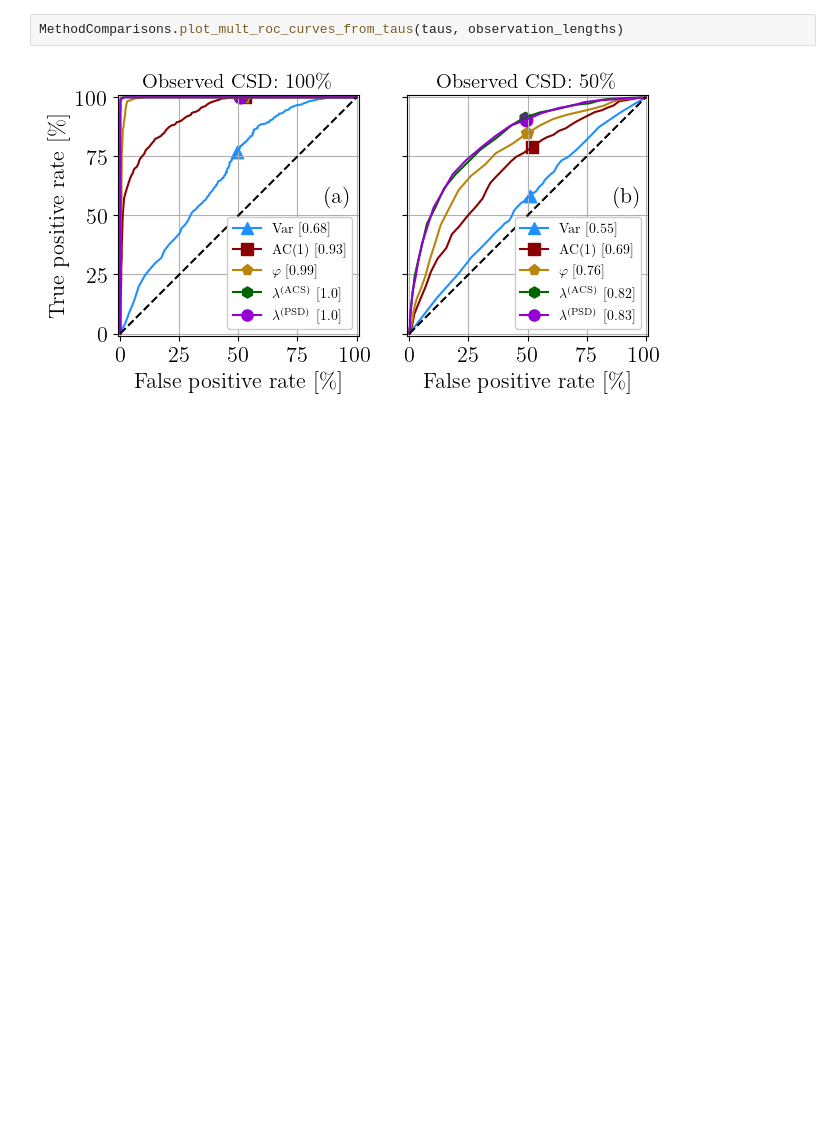
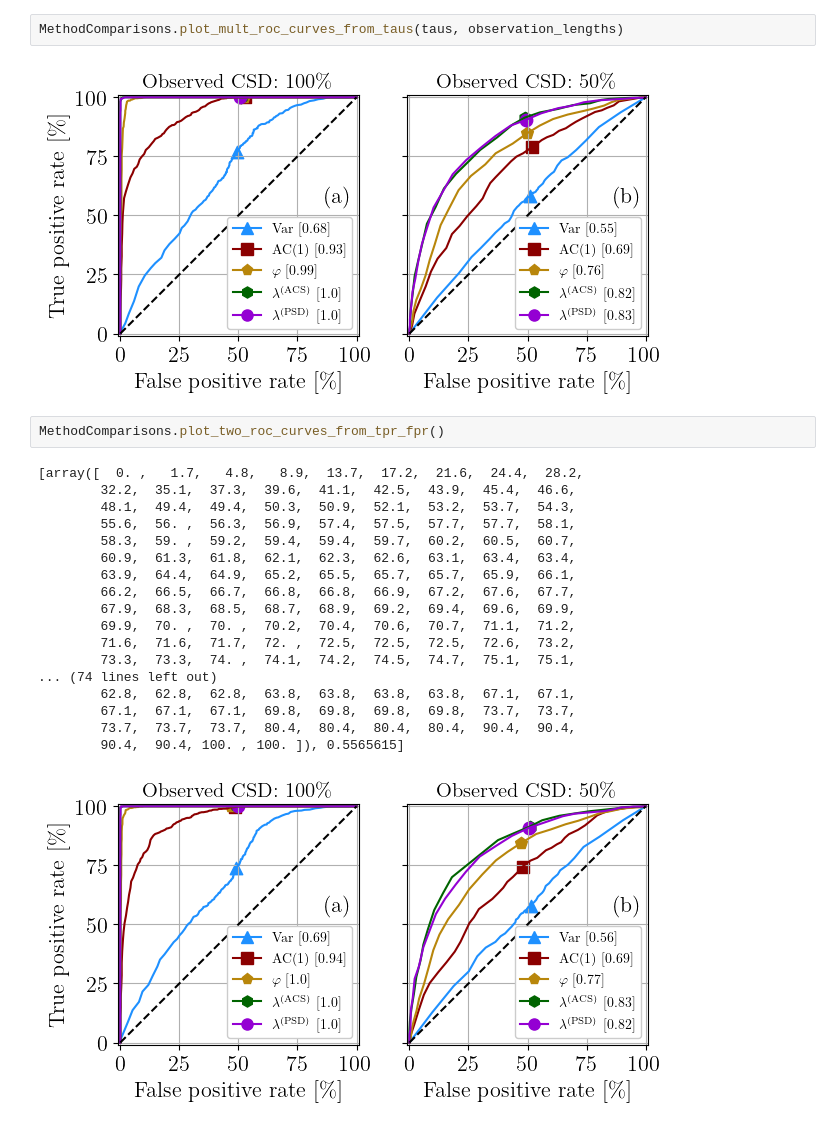
Before and after one commit to andreasmorr/RedNoiseEstimatorComparison, a Jupyter notebook: ClusterCode/Plotting_ROC_curves.ipynb, the cells around one changed output. Drawn from its saved outputs; the diff is of its cells as text; blank space fills up the shorter version.

```diff
--- a/ClusterCode/Plotting_ROC_curves.ipynb
+++ b/ClusterCode/Plotting_ROC_curves.ipynb
@@ -31,3 +31,24 @@ End time: 2023-09-19 20:15:05; Progress: 1%
 MethodComparisons.plot_mult_roc_curves_from_taus(taus, observation_lengths)
 # %% [output]
 [figure]
+# %%
+MethodComparisons.plot_two_roc_curves_from_tpr_fpr()
+# %% [output]
+[array([  0. ,   1.7,   4.8,   8.9,  13.7,  17.2,  21.6,  24.4,  28.2,
+        32.2,  35.1,  37.3,  39.6,  41.1,  42.5,  43.9,  45.4,  46.6,
+        48.1,  49.4,  49.4,  50.3,  50.9,  52.1,  53.2,  53.7,  54.3,
+        55.6,  56. ,  56.3,  56.9,  57.4,  57.5,  57.7,  57.7,  58.1,
+        58.3,  59. ,  59.2,  59.4,  59.4,  59.7,  60.2,  60.5,  60.7,
+        60.9,  61.3,  61.8,  62.1,  62.3,  62.6,  63.1,  63.4,  63.4,
+        63.9,  64.4,  64.9,  65.2,  65.5,  65.7,  65.7,  65.9,  66.1,
+        66.2,  66.5,  66.7,  66.8,  66.8,  66.9,  67.2,  67.6,  67.7,
+        67.9,  68.3,  68.5,  68.7,  68.9,  69.2,  69.4,  69.6,  69.9,
+        69.9,  70. ,  70. ,  70.2,  70.4,  70.6,  70.7,  71.1,  71.2,
+        71.6,  71.6,  71.7,  72. ,  72.5,  72.5,  72.5,  72.6,  73.2,
+        73.3,  73.3,  74. ,  74.1,  74.2,  74.5,  74.7,  75.1,  75.1,
+... (74 lines left out)
+        62.8,  62.8,  62.8,  63.8,  63.8,  63.8,  63.8,  67.1,  67.1,
+        67.1,  67.1,  67.1,  69.8,  69.8,  69.8,  69.8,  73.7,  73.7,
+        73.7,  73.7,  73.7,  80.4,  80.4,  80.4,  80.4,  90.4,  90.4,
+        90.4,  90.4, 100. , 100. ]), 0.5565615]
+[figure, added]
```
Also changed, not shown: 1 other file.
